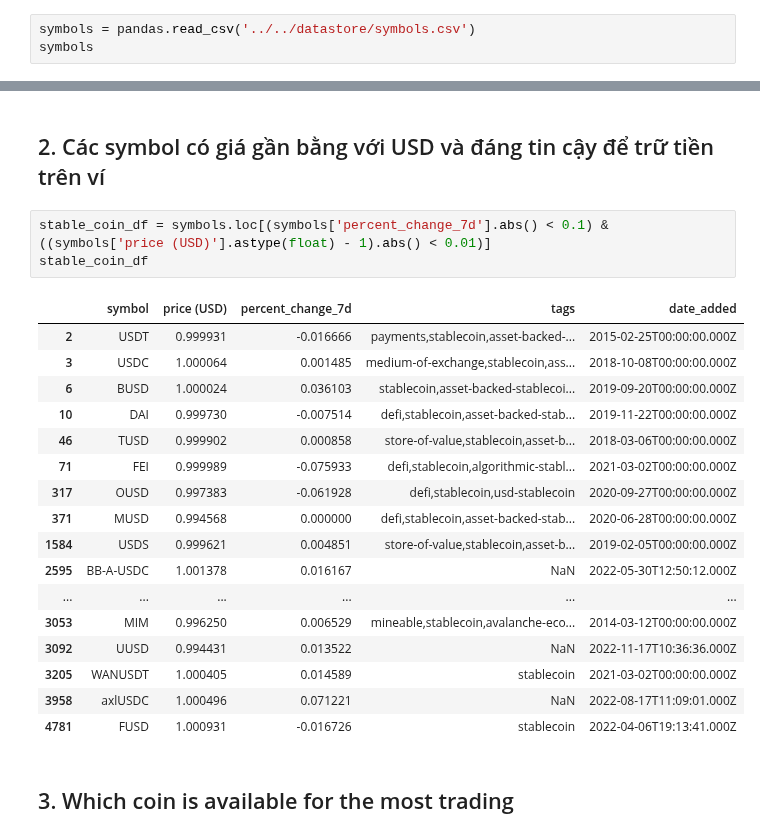
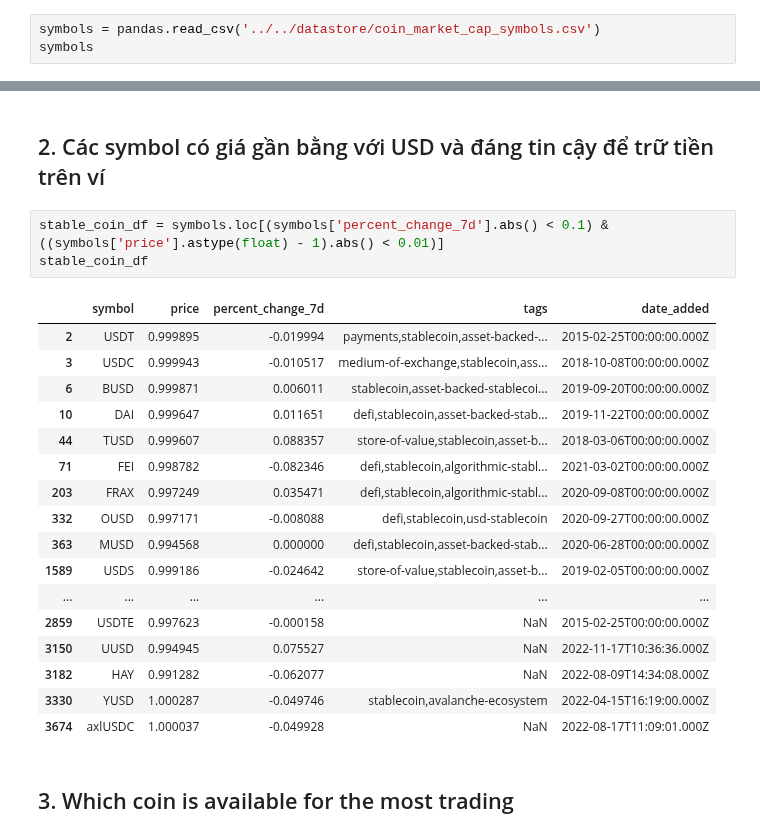
Before and after one commit to nhatruong1009/CryptoPrediction, a Jupyter notebook: src/exploring/Q_Data_Exploration.ipynb, the cells around one changed output, grey strips where cells are left out. Drawn from its saved outputs; the diff is of its cells as text.

```diff
--- a/src/exploring/Q_Data_Exploration.ipynb
+++ b/src/exploring/Q_Data_Exploration.ipynb
@@ -33,6 +33,6 @@ data
 | 1222241 | BUSDRON | BUSD | RON | 1670950800000 | 4.631000 | 4.631000 | 4.630000 | 4.631000 | 3875.0000 | ... |
 1222242 rows × 14 columns
 # %%
-symbols = pandas.read_csv('../../datastore/symbols.csv')
+symbols = pandas.read_csv('../../datastore/coin_market_cap_symbols.csv')
 symbols
 # %% [output]
@@ -87,26 +87,26 @@ Duplicate symbols:  []
 # %% [markdown]
 ## 2. Các symbol có giá gần bằng với USD và đáng tin cậy để trữ tiền trên ví
 # %%
-stable_coin_df = symbols.loc[(symbols['percent_change_7d'].abs() < 0.1) & ((symbols['price (USD)'].astype(float) - 1).abs() < 0.01)]
+stable_coin_df = symbols.loc[(symbols['percent_change_7d'].abs() < 0.1) & ((symbols['price'].astype(float) - 1).abs() < 0.01)]
 stable_coin_df
 # %% [output]
-|  | symbol | price (USD) | percent_change_7d | tags | date_added |
-| 2 | USDT | 0.999931 | -0.016666 | payments,stablecoin,asset-backed-... | 2015-02-25T00:00:00.000Z |
-| 3 | USDC | 1.000064 | 0.001485 | medium-of-exchange,stablecoin,ass... | 2018-10-08T00:00:00.000Z |
-| 6 | BUSD | 1.000024 | 0.036103 | stablecoin,asset-backed-stablecoi... | 2019-09-20T00:00:00.000Z |
-| 10 | DAI | 0.999730 | -0.007514 | defi,stablecoin,asset-backed-stab... | 2019-11-22T00:00:00.000Z |
-| 46 | TUSD | 0.999902 | 0.000858 | store-of-value,stablecoin,asset-b... | 2018-03-06T00:00:00.000Z |
-| 71 | FEI | 0.999989 | -0.075933 | defi,stablecoin,algorithmic-stabl... | 2021-03-02T00:00:00.000Z |
-| 317 | OUSD | 0.997383 | -0.061928 | defi,stablecoin,usd-stablecoin | 2020-09-27T00:00:00.000Z |
-| 371 | MUSD | 0.994568 | 0.000000 | defi,stablecoin,asset-backed-stab... | 2020-06-28T00:00:00.000Z |
-| 1584 | USDS | 0.999621 | 0.004851 | store-of-value,stablecoin,asset-b... | 2019-02-05T00:00:00.000Z |
-| 2595 | BB-A-USDC | 1.001378 | 0.016167 | NaN | 2022-05-30T12:50:12.000Z |
+|  | symbol | price | percent_change_7d | tags | date_added |
+| 2 | USDT | 0.999895 | -0.019994 | payments,stablecoin,asset-backed-... | 2015-02-25T00:00:00.000Z |
+| 3 | USDC | 0.999943 | -0.010517 | medium-of-exchange,stablecoin,ass... | 2018-10-08T00:00:00.000Z |
+| 6 | BUSD | 0.999871 | 0.006011 | stablecoin,asset-backed-stablecoi... | 2019-09-20T00:00:00.000Z |
+| 10 | DAI | 0.999647 | 0.011651 | defi,stablecoin,asset-backed-stab... | 2019-11-22T00:00:00.000Z |
+| 44 | TUSD | 0.999607 | 0.088357 | store-of-value,stablecoin,asset-b... | 2018-03-06T00:00:00.000Z |
+| 71 | FEI | 0.998782 | -0.082346 | defi,stablecoin,algorithmic-stabl... | 2021-03-02T00:00:00.000Z |
+| 203 | FRAX | 0.997249 | 0.035471 | defi,stablecoin,algorithmic-stabl... | 2020-09-08T00:00:00.000Z |
+| 332 | OUSD | 0.997171 | -0.008088 | defi,stablecoin,usd-stablecoin | 2020-09-27T00:00:00.000Z |
+| 363 | MUSD | 0.994568 | 0.000000 | defi,stablecoin,asset-backed-stab... | 2020-06-28T00:00:00.000Z |
+| 1589 | USDS | 0.999186 | -0.024642 | store-of-value,stablecoin,asset-b... | 2019-02-05T00:00:00.000Z |
 | ... | ... | ... | ... | ... | ... |
-| 3053 | MIM | 0.996250 | 0.006529 | mineable,stablecoin,avalanche-eco... | 2014-03-12T00:00:00.000Z |
-| 3092 | UUSD | 0.994431 | 0.013522 | NaN | 2022-11-17T10:36:36.000Z |
-| 3205 | WANUSDT | 1.000405 | 0.014589 | stablecoin | 2021-03-02T00:00:00.000Z |
-| 3958 | axlUSDC | 1.000496 | 0.071221 | NaN | 2022-08-17T11:09:01.000Z |
-| 4781 | FUSD | 1.000931 | -0.016726 | stablecoin | 2022-04-06T19:13:41.000Z |
+| 2859 | USDTE | 0.997623 | -0.000158 | NaN | 2015-02-25T00:00:00.000Z |
+| 3150 | UUSD | 0.994945 | 0.075527 | NaN | 2022-11-17T10:36:36.000Z |
+| 3182 | HAY | 0.991282 | -0.062077 | NaN | 2022-08-09T14:34:08.000Z |
+| 3330 | YUSD | 1.000287 | -0.049746 | stablecoin,avalanche-ecosystem | 2022-04-15T16:19:00.000Z |
+| 3674 | axlUSDC | 1.000037 | -0.049928 | NaN | 2022-08-17T11:09:01.000Z |
 # %% [markdown]
 ## 3. Which coin is available for the most trading
 # %%
```
Also changed, not shown: parts of 6 cells of this notebook, 3 other files.
